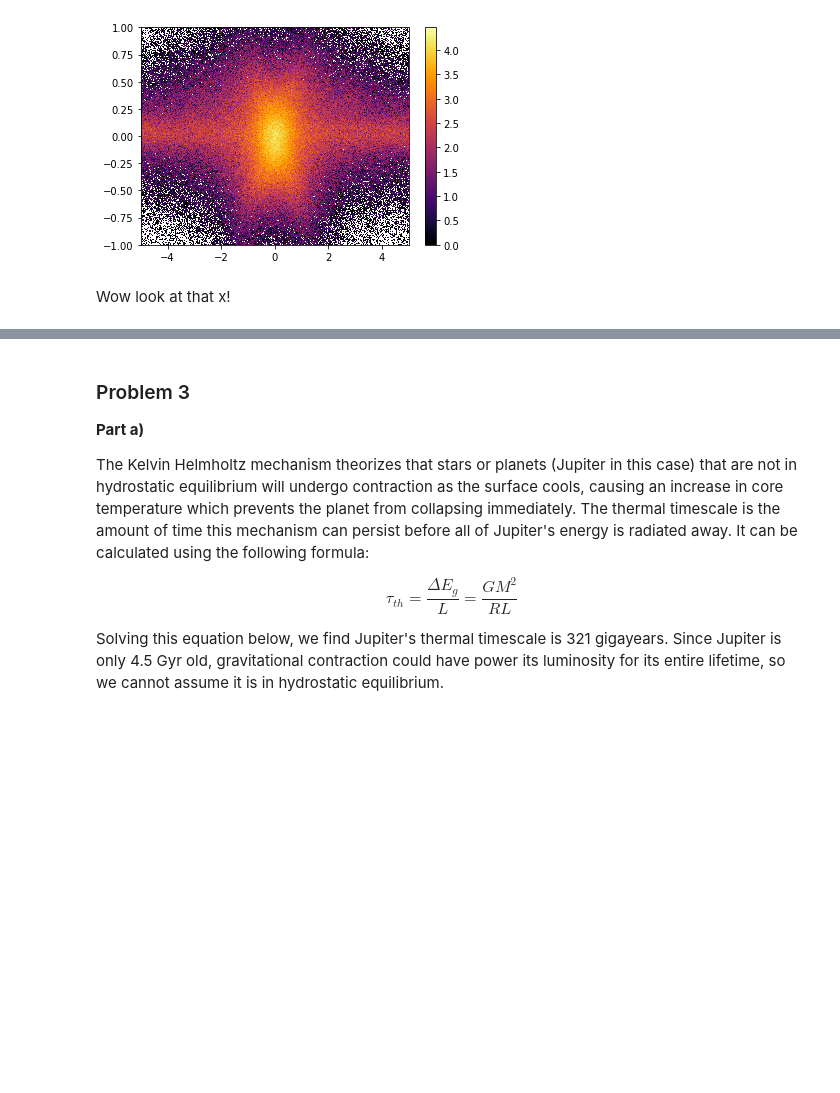
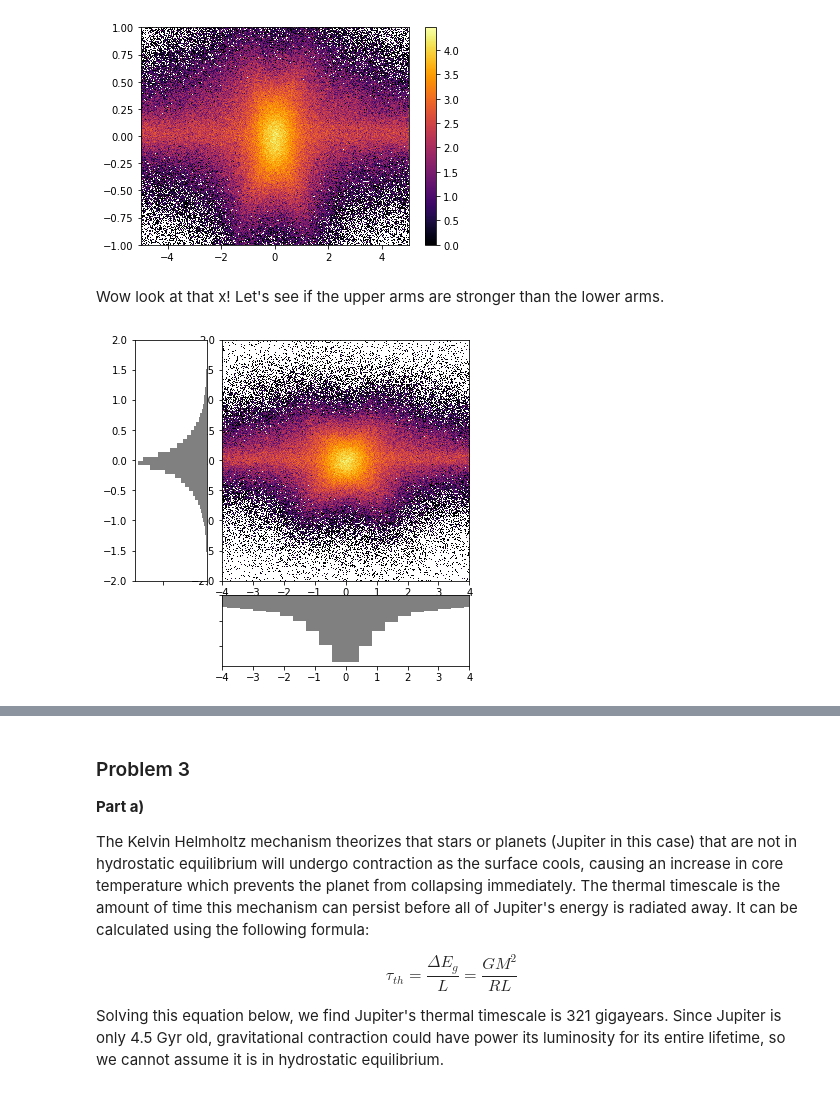
Before and after one commit to yasmeenasali/Modern_Stellar_Astrophysics, a Jupyter notebook: Documents/Modern Stellar Astrophysics/git-projects/Homework 2.ipynb, the cells around one changed output, grey strips where cells are left out. Cells and saved outputs as stored; diff of their text form; code cells hidden in the pictures; blank space fills up the shorter version.

```diff
--- a/Documents/Modern Stellar Astrophysics/git-projects/Homework 2.ipynb
+++ b/Documents/Modern Stellar Astrophysics/git-projects/Homework 2.ipynb
@@ -100,8 +100,33 @@ plt.colorbar()
 # %% [output]
 <matplotlib.colorbar.Colorbar at 0x...>
 [figure]
-# %% [markdown]
-Wow look at that x!
 # %%
 #another less cool way to make histograms
 #plt.hist2d(x,z, bins=100)
+# %% [markdown]
+Wow look at that x! Let's see if the upper arms are stronger than the lower arms.
+# %%
+N = 0.005
+bins_x = np.arange(-15, 15, step=N)
+bins_z = np.arange(-5, 5, step=N)
+
+fig = plt.figure(figsize=(6, 6))
+grid = plt.GridSpec(4, 4, hspace=0.2, wspace=0.2)
+main_ax = fig.add_subplot(grid[:-1, 1:])
+z_hist = fig.add_subplot(grid[:-1, 0], xticklabels=[], sharey=main_ax)
+x_hist = fig.add_subplot(grid[-1, 1:], yticklabels=[], sharex=main_ax)
+
+main_ax.imshow(np.log(hist[0]), aspect='auto', extent=[min(bins_x), max(bins_x), min(bins_z), max(bins_z)],
+          interpolation='nearest', cmap='inferno')
+main_ax.set_xlim([-4, 4])
+main_ax.set_ylim([-2, 2])
+
+x_hist.hist(x, 100, histtype='stepfilled',
+            orientation='vertical', color='gray')
+x_hist.invert_yaxis()
+
+z_hist.hist(z, 100, histtype='stepfilled',
+            orientation='horizontal', color='gray')
+z_hist.invert_xaxis()
+# %% [output]
+[figure, added]
```
Also changed, not shown: parts of 10 cells of this notebook.
